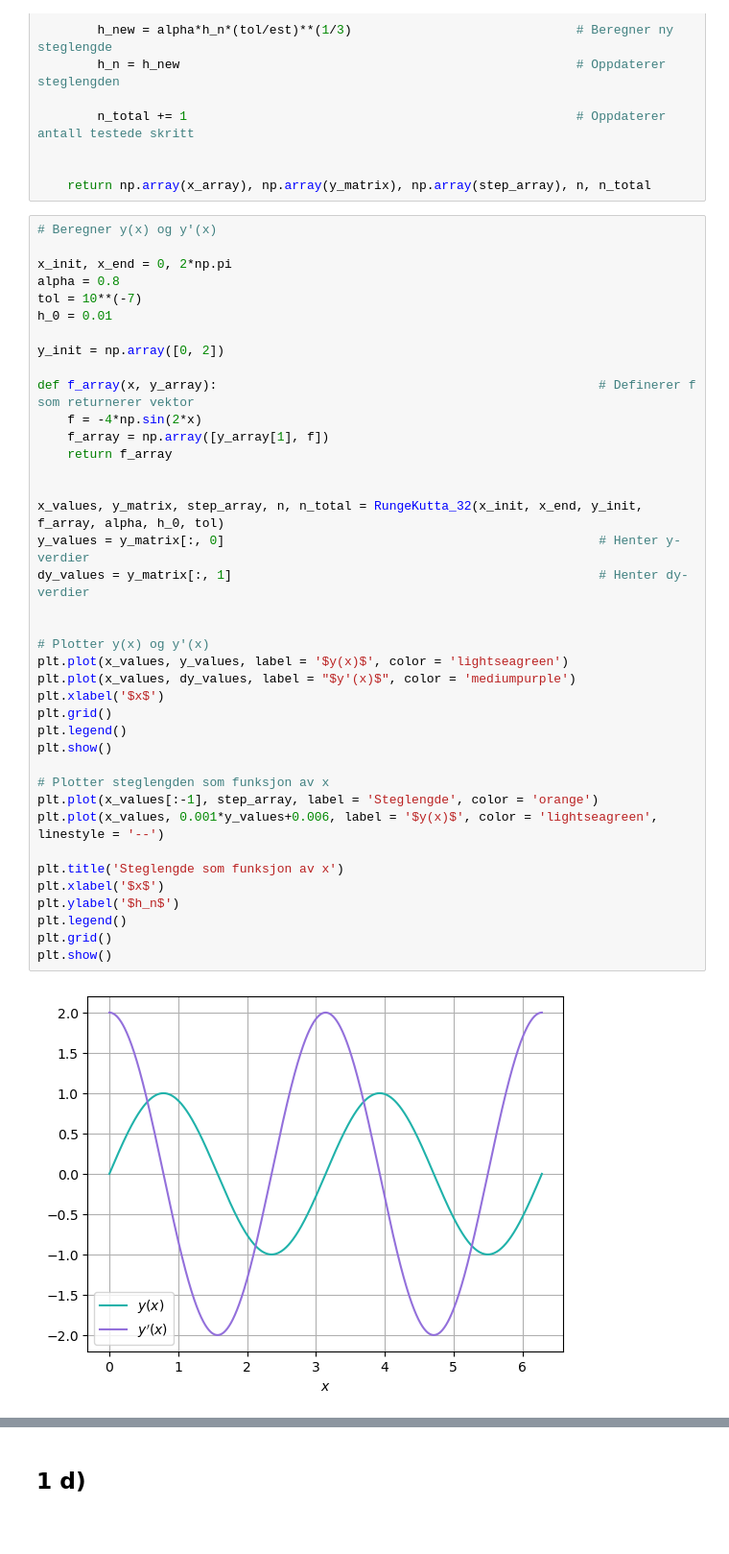
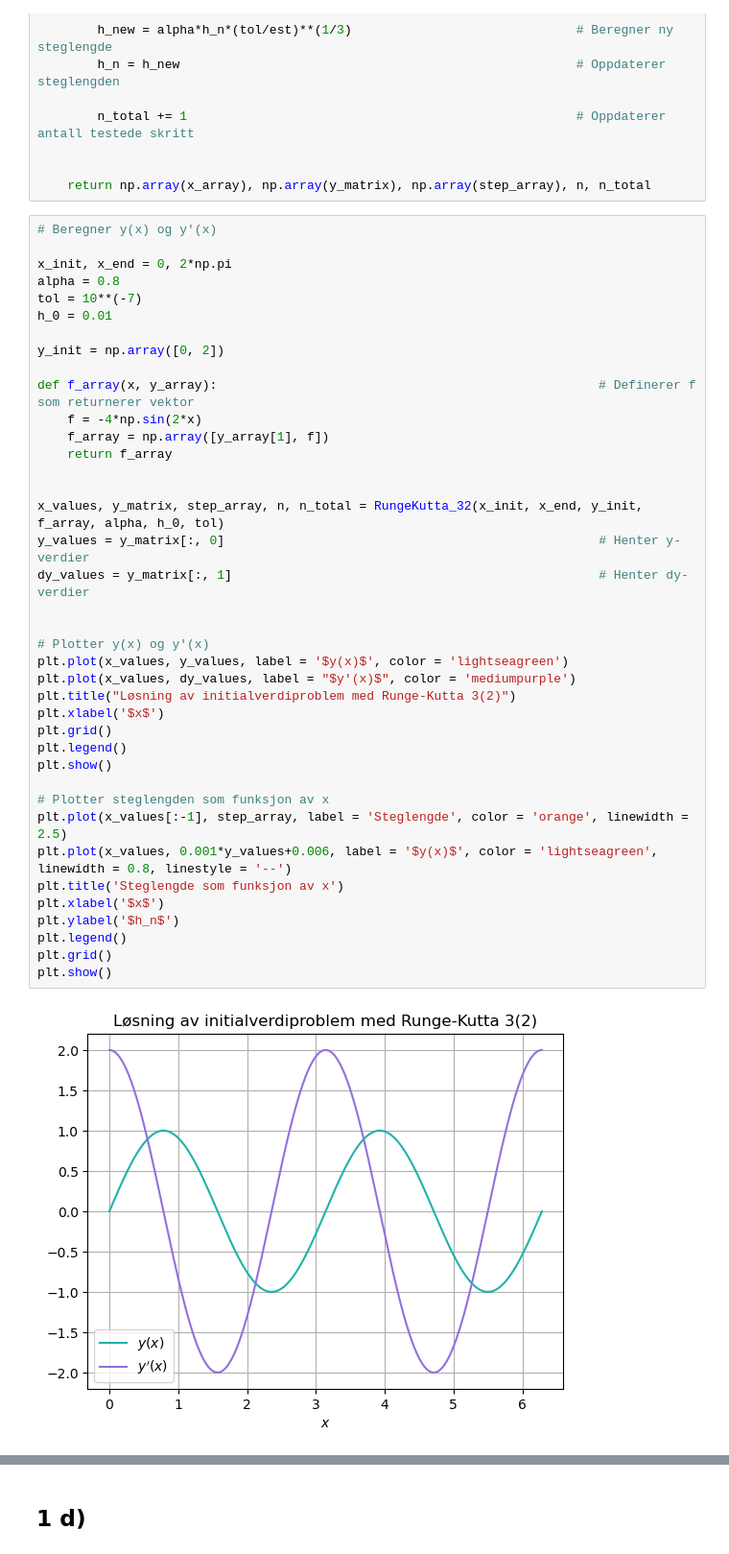
Before and after one commit to marieke-vaske/VitBer-TekFys, a Jupyter notebook: Sammenslåing av oppgave 1.ipynb, the cells around one changed output, grey strips where cells are left out. Shown at 96% size. Saved outputs shown, nothing was run; the diff lists cells and outputs as text; blank space fills up the shorter version.

```diff
--- a/Sammenslåing av oppgave 1.ipynb
+++ b/Sammenslåing av oppgave 1.ipynb
@@ -62,34 +164,34 @@ h_0 = 0.01
 
 y_init = np.array([0, 2])
 
 def f_array(x, y_array):                                                   # Definerer f som returnerer vektor
     f = -4*np.sin(2*x)
     f_array = np.array([y_array[1], f])
     return f_array
 
 
 x_values, y_matrix, step_array, n, n_total = RungeKutta_32(x_init, x_end, y_init, f_array, alpha, h_0, tol)
 y_values = y_matrix[:, 0]                                                  # Henter y-verdier
 dy_values = y_matrix[:, 1]                                                 # Henter dy-verdier
 
 
 # Plotter y(x) og y'(x)
 plt.plot(x_values, y_values, label = '$y(x)$', color = 'lightseagreen')
 plt.plot(x_values, dy_values, label = "$y'(x)$", color = 'mediumpurple')
+plt.title("Løsning av initialverdiproblem med Runge-Kutta 3(2)")
 plt.xlabel('$x$')
 plt.grid()
 plt.legend()
 plt.show()
 
 # Plotter steglengden som funksjon av x
-plt.plot(x_values[:-1], step_array, label = 'Steglengde', color = 'orange')
-plt.plot(x_values, 0.001*y_values+0.006, label = '$y(x)$', color = 'lightseagreen', linestyle = '--')
-
+plt.plot(x_values[:-1], step_array, label = 'Steglengde', color = 'orange', linewidth = 2.5)
+plt.plot(x_values, 0.001*y_values+0.006, label = '$y(x)$', color = 'lightseagreen', linewidth = 0.8, linestyle = '--')
 plt.title('Steglengde som funksjon av x')
 plt.xlabel('$x$')
 plt.ylabel('$h_n$')
 plt.legend()
 plt.grid()
 plt.show()
 # %% [output]
-[figure, old version]
+[figure, new version]
```
Also changed, not shown: parts of 19 cells of this notebook.
